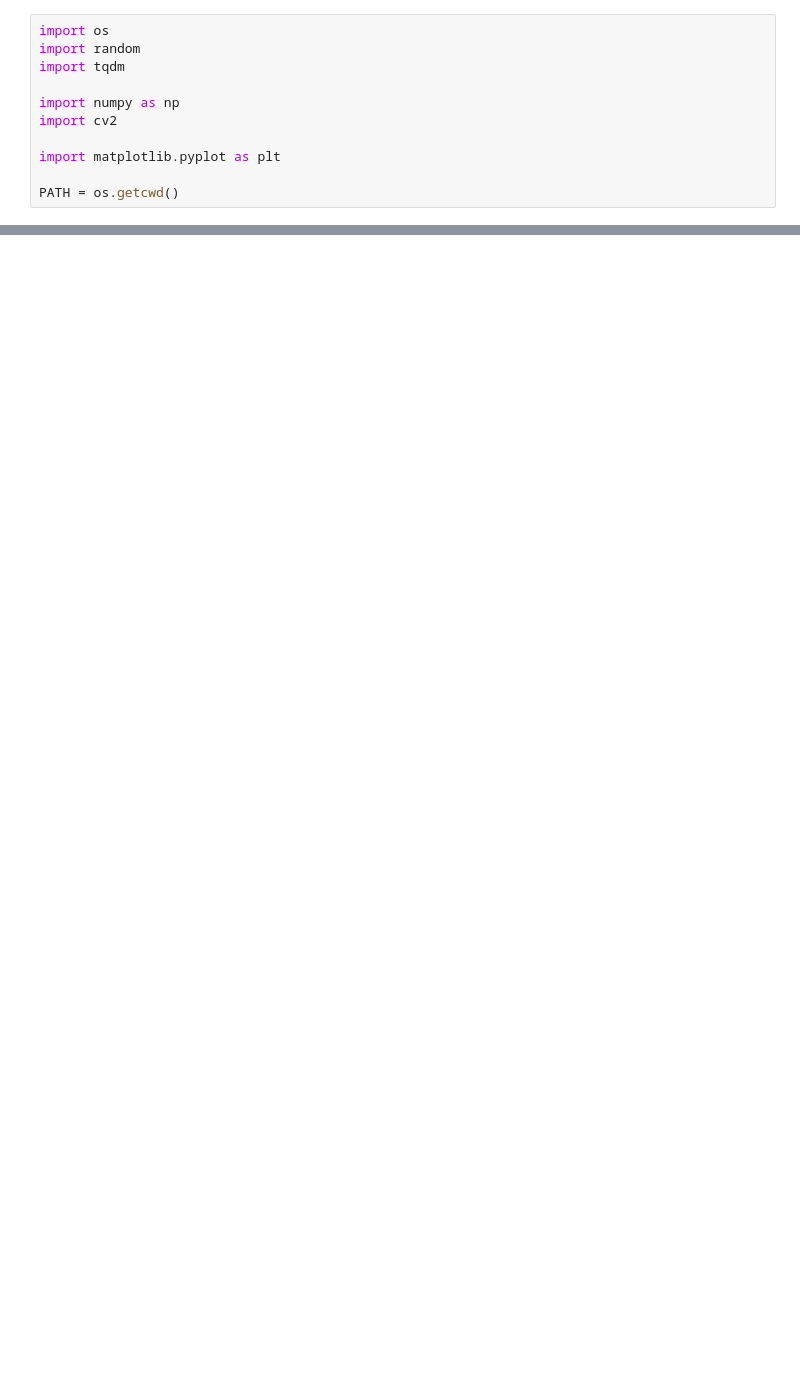
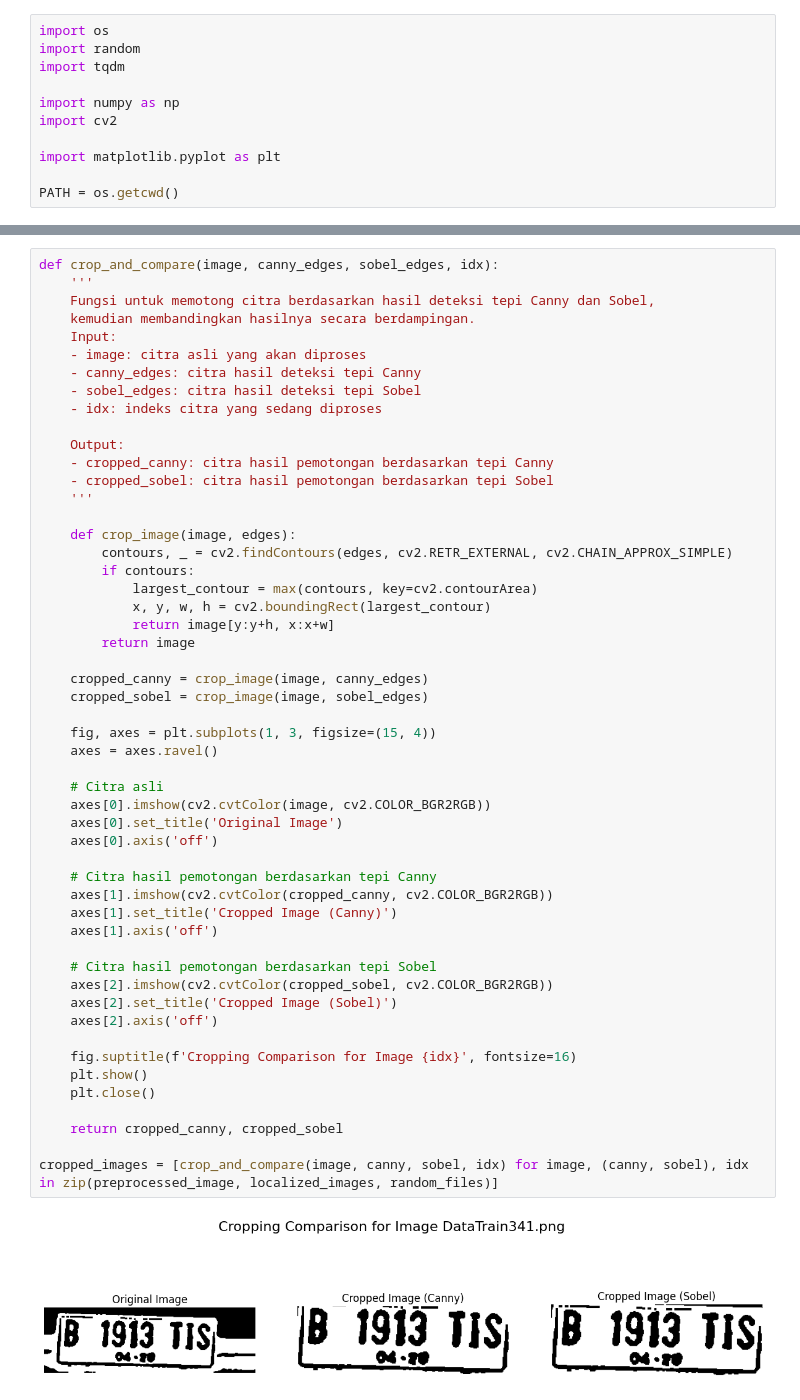
Before and after one commit to abdzufar/PCD-PlatNomor, a Jupyter notebook: preprocess.ipynb, the cells around one changed output, grey strips where cells are left out. Cells and saved outputs as stored; diff of their text form; blank space fills up the shorter version.

```diff
--- a/preprocess.ipynb
+++ b/preprocess.ipynb
@@ -88,0 +165,54 @@ for i, img in zip(random_numbers, random_images):
+# %%
+def crop_and_compare(image, canny_edges, sobel_edges, idx):
+    '''
+    Fungsi untuk memotong citra berdasarkan hasil deteksi tepi Canny dan Sobel,
+    kemudian membandingkan hasilnya secara berdampingan.
+    Input:
+    - image: citra asli yang akan diproses
+    - canny_edges: citra hasil deteksi tepi Canny
+    - sobel_edges: citra hasil deteksi tepi Sobel
+    - idx: indeks citra yang sedang diproses
+
+    Output:
+    - cropped_canny: citra hasil pemotongan berdasarkan tepi Canny
+    - cropped_sobel: citra hasil pemotongan berdasarkan tepi Sobel
+    '''
+
+    def crop_image(image, edges):
+        contours, _ = cv2.findContours(edges, cv2.RETR_EXTERNAL, cv2.CHAIN_APPROX_SIMPLE)
+        if contours:
+            largest_contour = max(contours, key=cv2.contourArea)
+            x, y, w, h = cv2.boundingRect(largest_contour)
+            return image[y:y+h, x:x+w]
+        return image
+
+    cropped_canny = crop_image(image, canny_edges)
+    cropped_sobel = crop_image(image, sobel_edges)
+
+    fig, axes = plt.subplots(1, 3, figsize=(15, 4))
+    axes = axes.ravel()
+
+    # Citra asli
+    axes[0].imshow(cv2.cvtColor(image, cv2.COLOR_BGR2RGB))
+    axes[0].set_title('Original Image')
+    axes[0].axis('off')
+
+    # Citra hasil pemotongan berdasarkan tepi Canny
+    axes[1].imshow(cv2.cvtColor(cropped_canny, cv2.COLOR_BGR2RGB))
+    axes[1].set_title('Cropped Image (Canny)')
+    axes[1].axis('off')
+
+    # Citra hasil pemotongan berdasarkan tepi Sobel
+    axes[2].imshow(cv2.cvtColor(cropped_sobel, cv2.COLOR_BGR2RGB))
+    axes[2].set_title('Cropped Image (Sobel)')
+    axes[2].axis('off')
+
+    fig.suptitle(f'Cropping Comparison for Image {idx}', fontsize=16)
+    plt.show()
+    plt.close()
+
+    return cropped_canny, cropped_sobel
+
+cropped_images = [crop_and_compare(image, canny, sobel, idx) for image, (canny, sobel), idx in zip(preprocessed_image, localized_images, random_files)]
+# %% [output]
+[figure, added]
```
Also changed, not shown: parts of 8 cells of this notebook, 5 other files.
